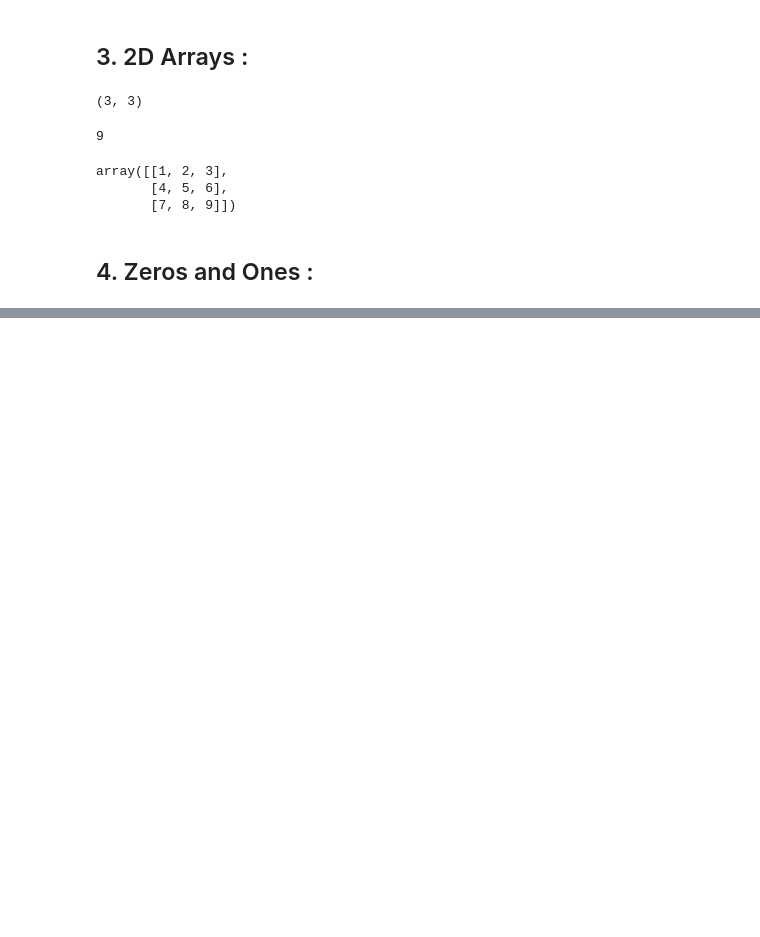
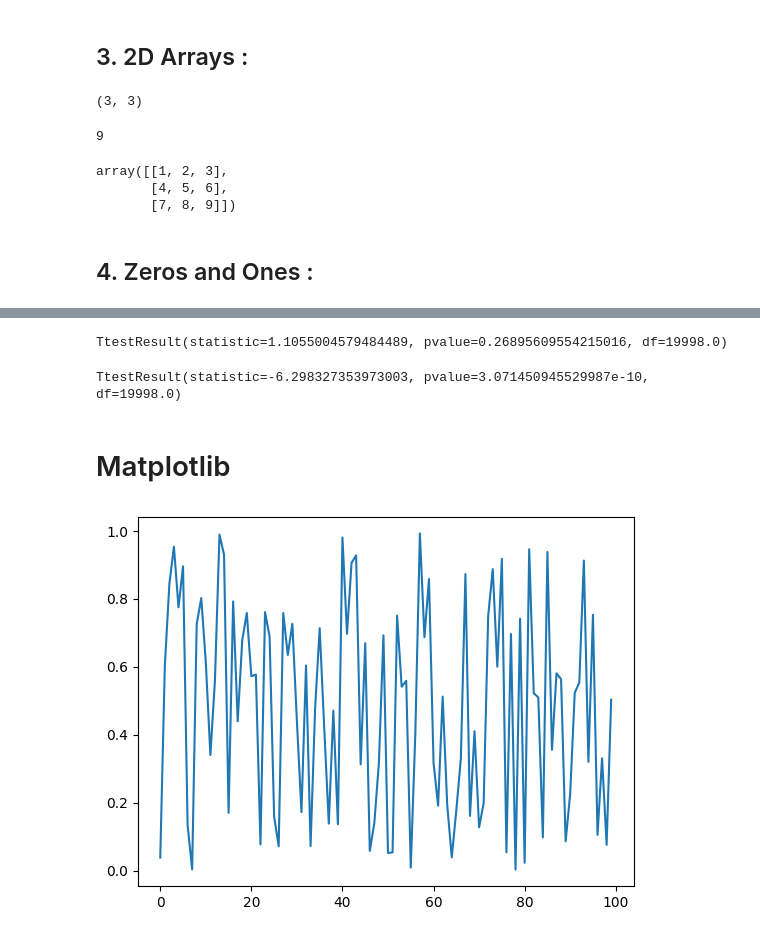
Before and after one commit to maichi98/tutorials, a Jupyter notebook: math for deep learning Ronald T/setting the stage.ipynb, the cells around one changed output, grey strips where cells are left out. Cells and saved outputs as stored; diff of their text form; code cells hidden in the pictures; blank space fills up the shorter version.

```diff
--- a/math for deep learning Ronald T/setting the stage.ipynb
+++ b/math for deep learning Ronald T/setting the stage.ipynb
@@ -98,0 +250,18 @@ a = np.ones((3, 4), dtype="uint32")
+# %%
+ttest_ind(a, b)
+# %% [output]
+TtestResult(statistic=1.1055004579484489, pvalue=0.26895609554215016, df=19998.0)
+# %%
+ttest_ind(a, c)
+# %% [output]
+TtestResult(statistic=-6.298327353973003, pvalue=3.071450945529987e-10, df=19998.0)
+# %% [markdown]
+# Matplotlib
+# %%
+import numpy as np
+import matplotlib.pyplot as plt
+x = np.random.random(100)
+plt.plot(x)
+plt.show()
+# %% [output]
+[figure, added]
```
Also changed, not shown: parts of 33 cells of this notebook, 1 other file.
